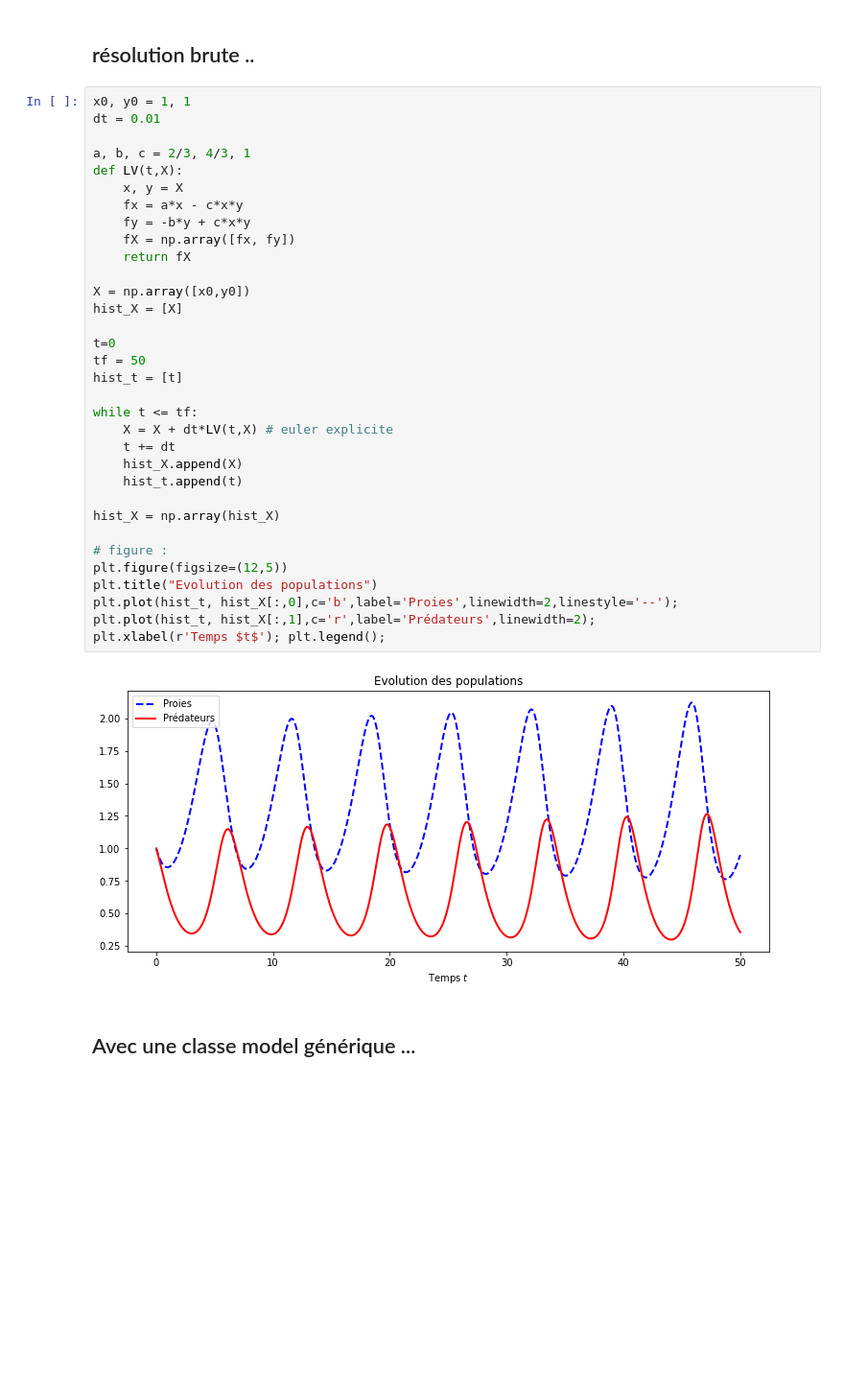
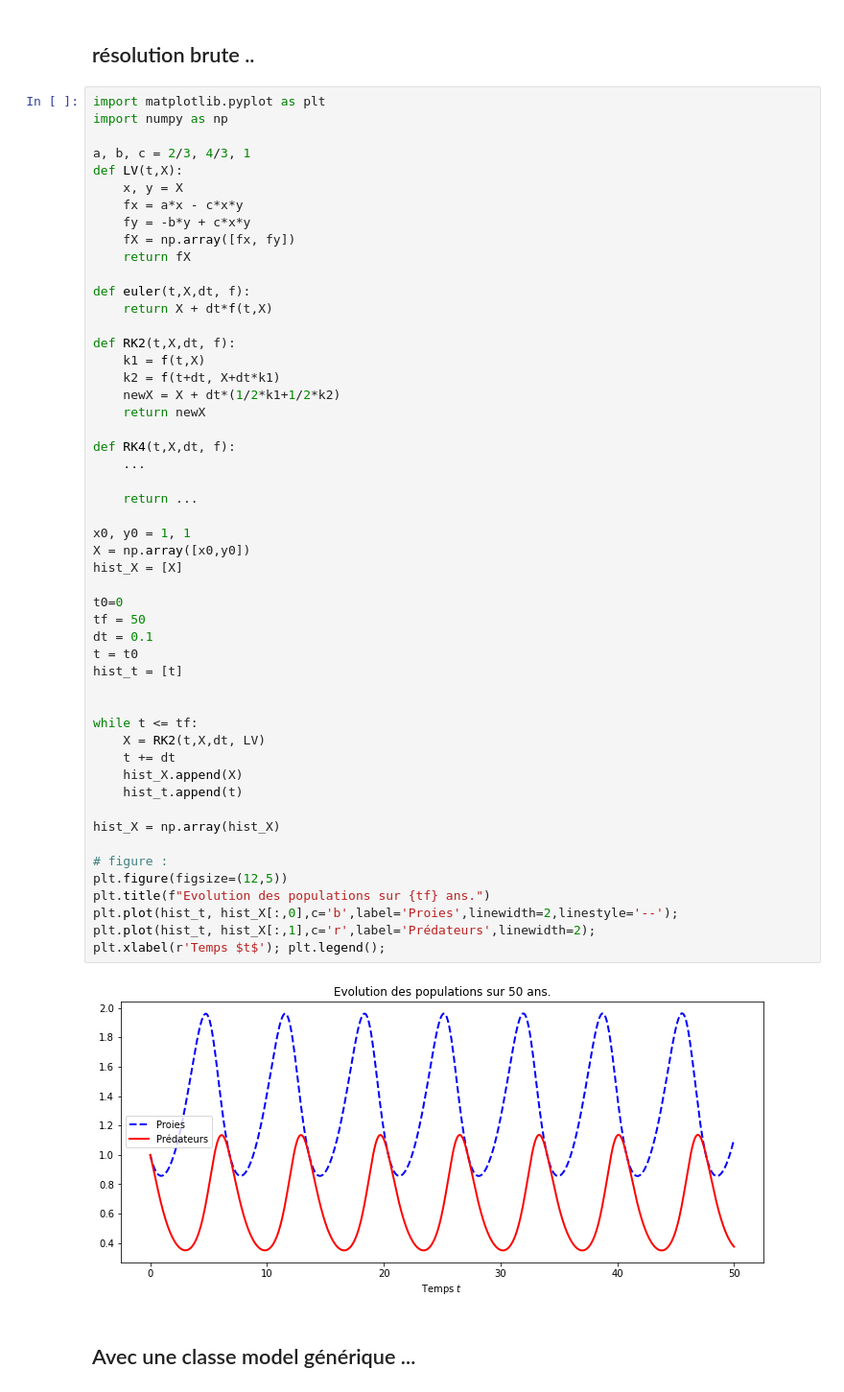
Before and after one commit to antoineperrot/cesi-maths, a Jupyter notebook: notebooks/2.systemes_dynamiques.ipynb, the cells around one changed output. Shown at 96% size. Saved outputs shown, nothing was run; the diff lists cells and outputs as text; blank space fills up the shorter version.

```diff
--- a/notebooks/2. Intégration Numérique.ipynb
+++ b/notebooks/2.systemes_dynamiques.ipynb
@@ -55,40 +55,58 @@ $$
 # %% [markdown]
 ## résolution brute ..
 # %%
-x0, y0 = 1, 1
-dt = 0.01
+import matplotlib.pyplot as plt
+import numpy as np
 
 a, b, c = 2/3, 4/3, 1
 def LV(t,X):
     x, y = X
     fx = a*x - c*x*y
     fy = -b*y + c*x*y
     fX = np.array([fx, fy])
     return fX
 
+def euler(t,X,dt, f):
+    return X + dt*f(t,X)
+
+def RK2(t,X,dt, f):
+    k1 = f(t,X)
+    k2 = f(t+dt, X+dt*k1)
+    newX = X + dt*(1/2*k1+1/2*k2)
+    return newX
+
+def RK4(t,X,dt, f):
+    ...
+
+    return ...
+
+x0, y0 = 1, 1
 X = np.array([x0,y0])
 hist_X = [X]
 
-t=0
+t0=0
 tf = 50
+dt = 0.1
+t = t0
 hist_t = [t]
 
+
 while t <= tf:
-    X = X + dt*LV(t,X) # euler explicite
+    X = RK2(t,X,dt, LV)
     t += dt
     hist_X.append(X)
     hist_t.append(t)
 
 hist_X = np.array(hist_X)
 
 # figure :
 plt.figure(figsize=(12,5))
-plt.title("Evolution des populations")
+plt.title(f"Evolution des populations sur {tf} ans.")
 plt.plot(hist_t, hist_X[:,0],c='b',label='Proies',linewidth=2,linestyle='--');
 plt.plot(hist_t, hist_X[:,1],c='r',label='Prédateurs',linewidth=2);
 plt.xlabel(r'Temps $t$'); plt.legend();
 # %% [output]
-[figure, old version]
+[figure, new version]
 # %% [markdown]
 ## Avec une classe model générique ...
 # %%
```
Also changed, not shown: parts of 6 cells of this notebook, 2 other files.
